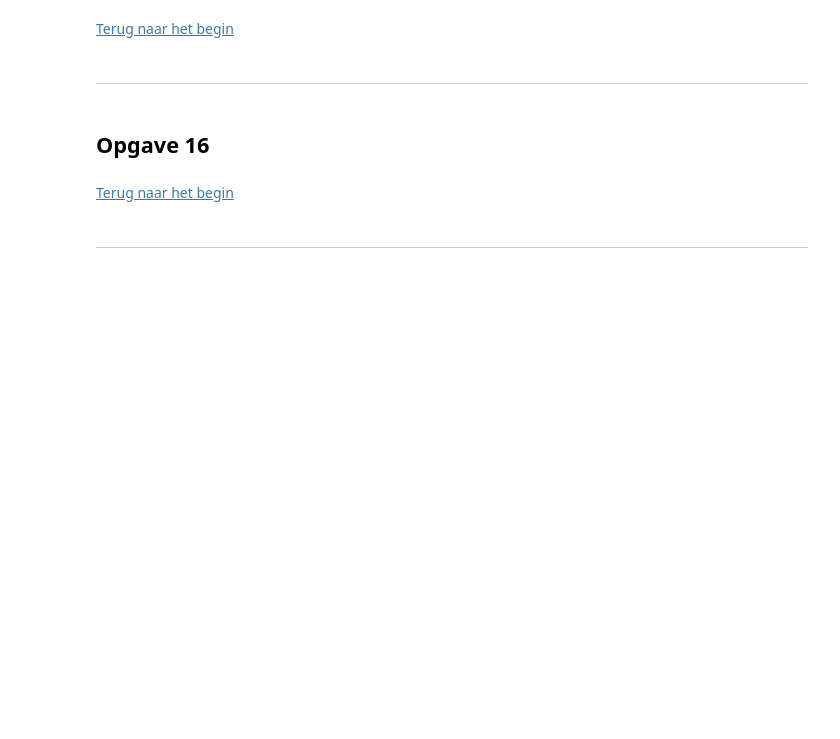
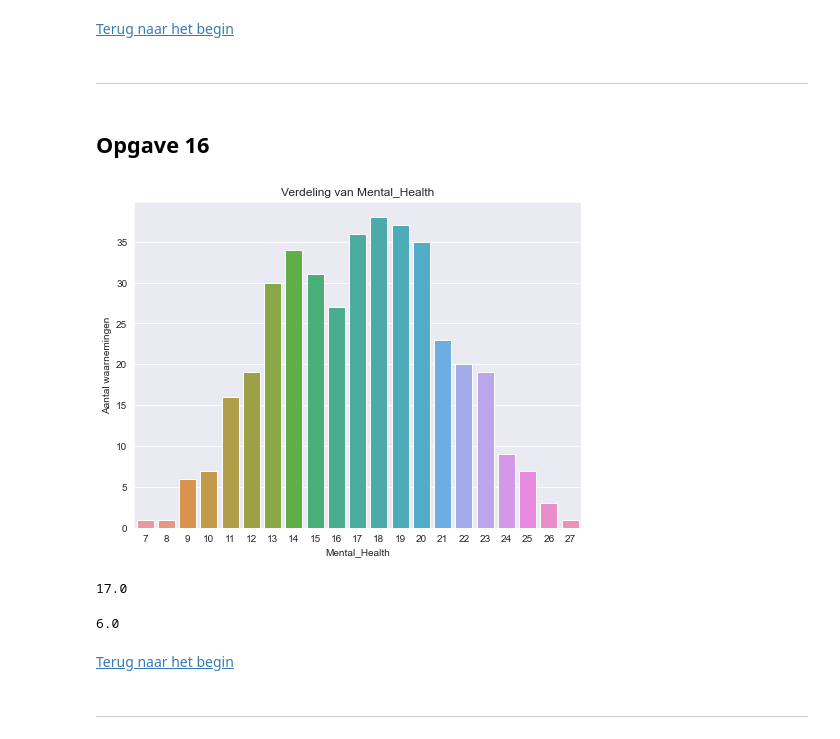
Before and after one commit to BJHeemskerk/WisPort11, a Jupyter notebook: WiskundeII_Portfolio.ipynb, the cells around one changed output. Drawn from its saved outputs; the diff is of its cells as text; code cells hidden in the pictures; blank space fills up the shorter version.

```diff
--- a/WiskundeII_Portfolio.ipynb
+++ b/WiskundeII_Portfolio.ipynb
@@ -206,7 +206,7 @@ class WisHelper:
         self.dfstat.columns = ['Mode', 'Median', 'IQR', 'Mean', 'Std']
         self.dfstat.index = df.columns
 
-    def verdeling_d(self, column, dictionary):
+    def verdeling_d(self, column, dictionary=None):
         """
         Deze methode bekijkt de verdelingvan
         een nominale of ordinale variabele.
@@ -230,7 +230,8 @@ class WisHelper:
         sns.countplot(data=self.data, x=column)
         plt.xlabel(f'{column}')
         plt.ylabel('Aantal waarnemingen')
-        plt.xticks(list(dictionary.keys()), list(dictionary.values()))
+        if dictionary != None:
+            plt.xticks(list(dictionary.keys()), list(dictionary.values()))
         plt.title(f'Verdeling van {column}')
         plt.show()
 
@@ -853,6 +854,22 @@ Hoewel "Mental_Health" soms behandeld kan worden alsof het een interval is (wat
 --------------------
 # %% [markdown]
 ## Opgave 16
+# %%
+# Opnieuw initialiseren van WisHelper
+math = WisHelper(df)
+
+# Gebruik van math.verdeling_d
+math.verdeling_d('Mental_Health')
+# %% [output]
+[figure, added]
+# %%
+math.dfstat.Median.Mental_Health
+# %% [output]
+17.0
+# %%
+math.dfstat.IQR.Mental_Health
+# %% [output]
+6.0
 # %% [markdown]
 [Terug naar het begin](#begin)
 # %% [markdown]
```
Also changed, not shown: parts of 4 cells of this notebook.
